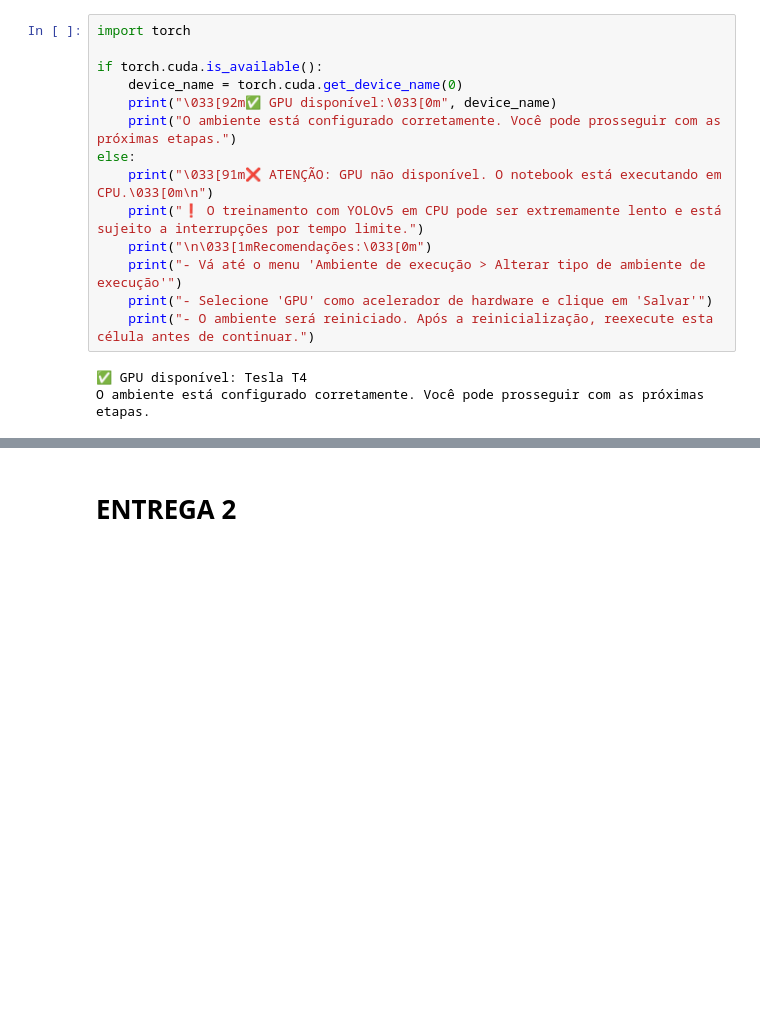
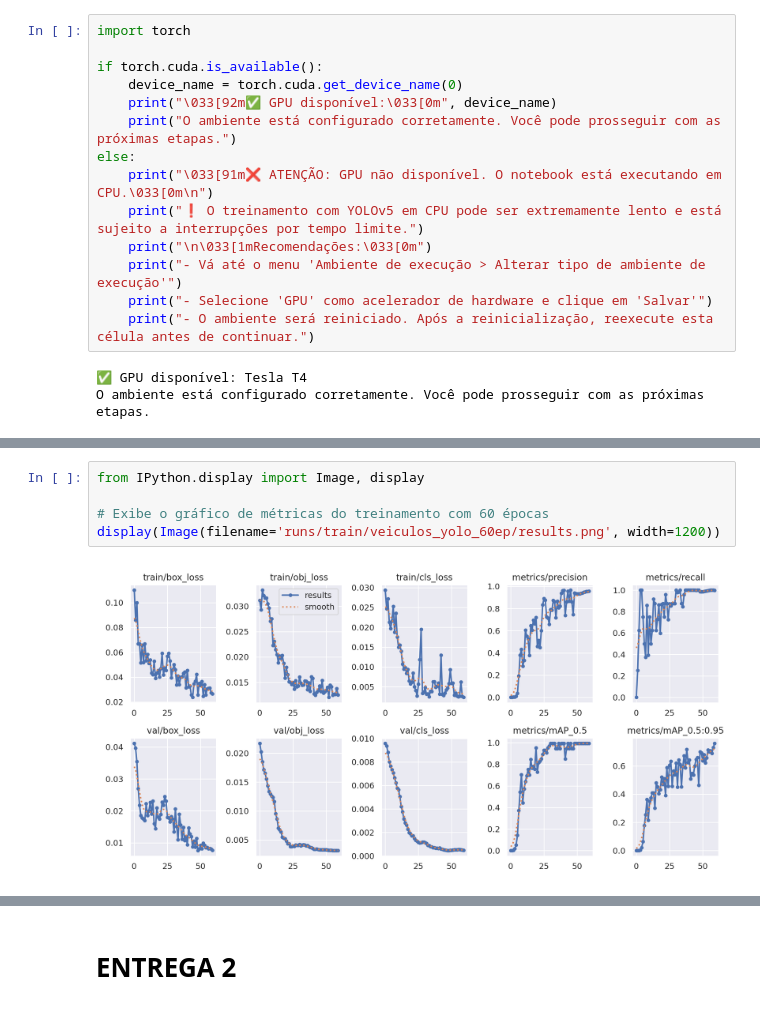
Before and after one commit to joseandrefilho/1TIAOR20242_FASE6_CAP1, a Jupyter notebook: notebooks/1TIAOR20242_FASE6_CAP1.ipynb, the cells around one changed output, grey strips where cells are left out. Drawn from its saved outputs; the diff is of its cells as text; blank space fills up the shorter version.

```diff
--- a/notebooks/1TIAOR20242_FASE6_CAP1.ipynb
+++ b/notebooks/1TIAOR20242_FASE6_CAP1.ipynb
@@ -257,0 +352,7 @@ Tempo de inferência no conjunto de teste: 6.02 segundos
+# %%
+from IPython.display import Image, display
+
+# Exibe o gráfico de métricas do treinamento com 60 épocas
+display(Image(filename='runs/train/veiculos_yolo_60ep/results.png', width=1200))
+# %% [output]
+[figure, added]
```
Also changed, not shown: parts of 41 cells of this notebook.
